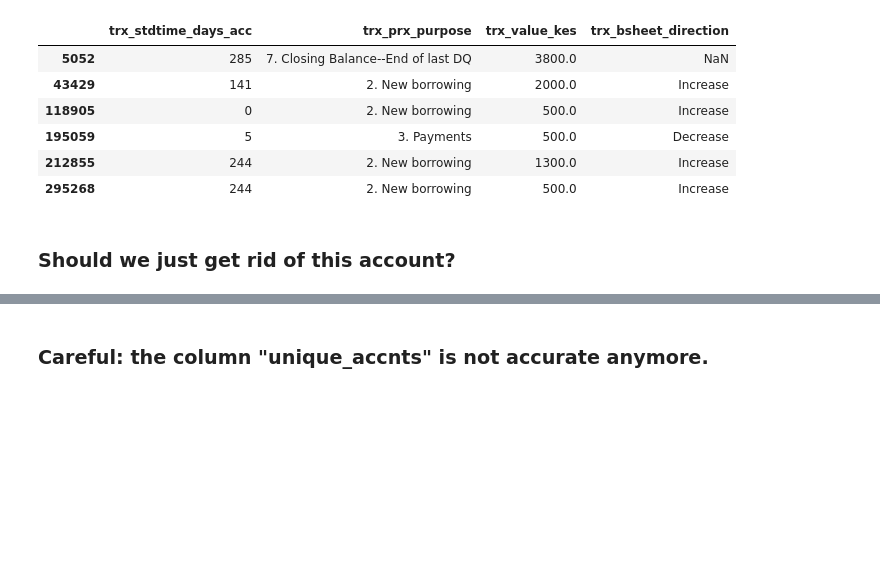
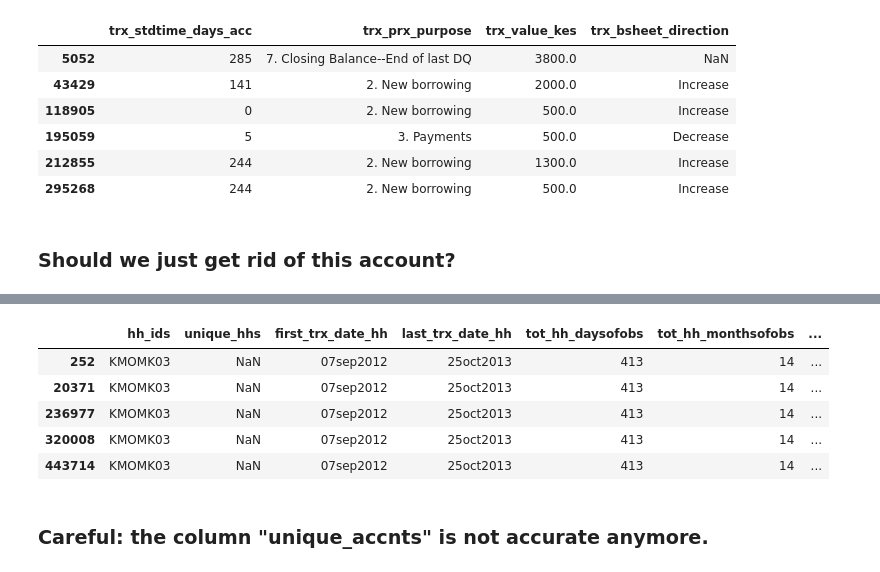
Before and after one commit to julclu/kenya_financial_diaries, a Jupyter notebook: ella/Pure_Truncation_Ella.ipynb, the cells around one changed output, grey strips where cells are left out. Drawn from its saved outputs; the diff is of its cells as text; code cells hidden in the pictures; blank space fills up the shorter version.

```diff
--- a/ella/Pure_Truncation_Ella.ipynb
+++ b/ella/Pure_Truncation_Ella.ipynb
@@ -142,3 +310,12 @@ dfb = dfb[dfb["account_ids"]!="61135946960100000"]
+# %%
+dfb[dfb["account_ids"]=="112137283351600000"]
+# %% [output]
+|  | hh_ids | unique_hhs | first_trx_date_hh | last_trx_date_hh | tot_hh_daysofobs | tot_hh_monthsofobs | ... |
+| 252 | KMOMK03 | NaN | 07sep2012 | 25oct2013 | 413 | 14 | ... |
+| 20371 | KMOMK03 | NaN | 07sep2012 | 25oct2013 | 413 | 14 | ... |
+| 236977 | KMOMK03 | NaN | 07sep2012 | 25oct2013 | 413 | 14 | ... |
+| 320008 | KMOMK03 | NaN | 07sep2012 | 25oct2013 | 413 | 14 | ... |
+| 443714 | KMOMK03 | NaN | 07sep2012 | 25oct2013 | 413 | 14 | ... |
 # %%
 dfb.to_csv("diaries_trx_trunc_loans.csv")
 # %% [markdown]
```
Also changed, not shown: parts of 6 cells of this notebook, 2 other files.
